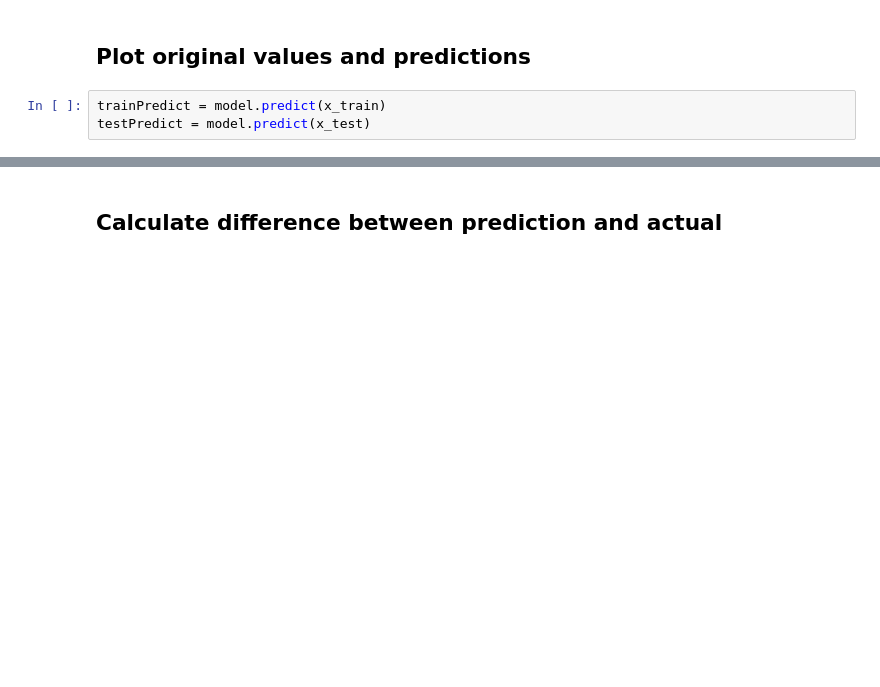
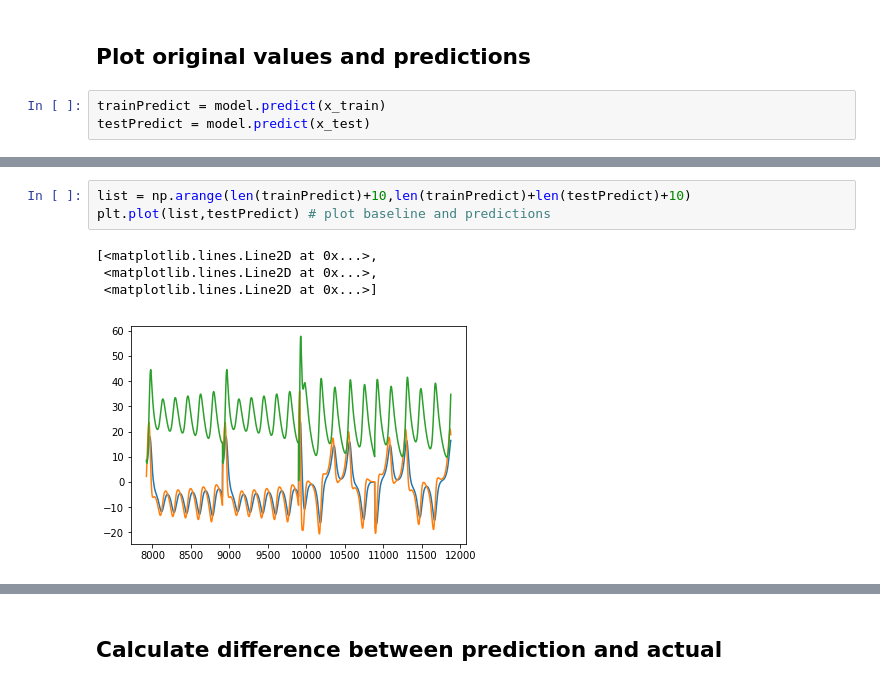
Before and after one commit to tgibbons-css/Keras_LSTM, a Jupyter notebook: Lorenz System- Tom updates.ipynb, the cells around one changed output, grey strips where cells are left out. Drawn from its saved outputs; the diff is of its cells as text; blank space fills up the shorter version.

Commit message:
Plotting graphs to analyse differences

```diff
--- a/Lorenz System- Tom updates.ipynb
+++ b/Lorenz System- Tom updates.ipynb
@@ -402,0 +381,8 @@ plt.plot(trainPredict)
+# %%
+list = np.arange(len(trainPredict)+10,len(trainPredict)+len(testPredict)+10)
+plt.plot(list,testPredict) # plot baseline and predictions
+# %% [output]
+[<matplotlib.lines.Line2D at 0x...>,
+ <matplotlib.lines.Line2D at 0x...>,
+ <matplotlib.lines.Line2D at 0x...>]
+[figure, added]
```
Also changed, not shown: parts of 18 cells of this notebook, 1 other file.
